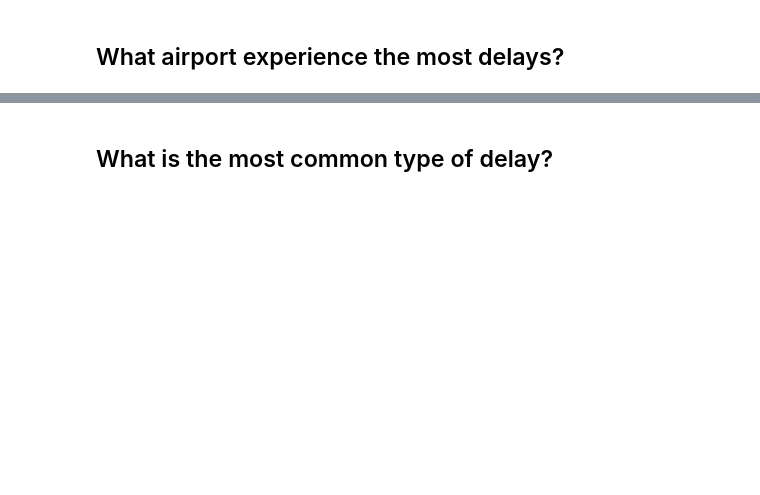
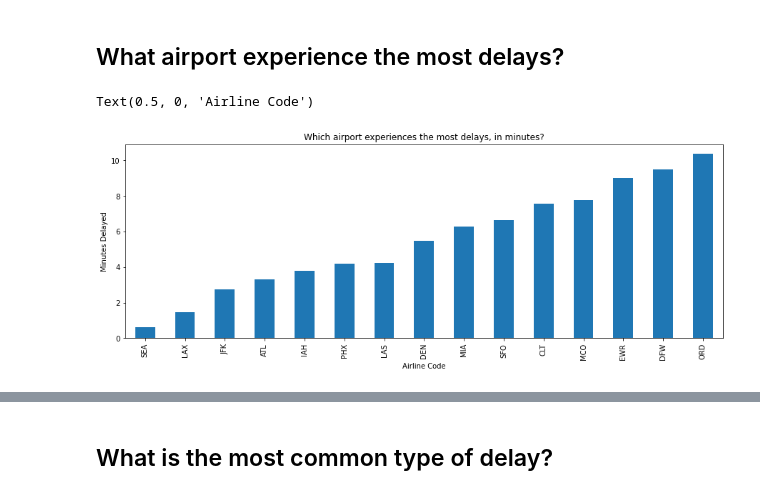
Before and after one commit to guedanie/flight_delay_predictor, a Jupyter notebook: flight_delay_predictor.ipynb, the cells around one changed output, grey strips where cells are left out. Cells and saved outputs as stored; diff of their text form; code cells hidden in the pictures; blank space fills up the shorter version.

```diff
--- a/flight_delay_predictor.ipynb
+++ b/flight_delay_predictor.ipynb
@@ -206,2 +203,11 @@ We will look to understand if there are any patterns that can help us predict if
 # %% [markdown]
 ## What airport experience the most delays?
+# %%
+# Delays in minutes
+df.groupby("origin").arr_delay.mean().sort_values().plot.bar(figsize=(15,5))
+plt.title("Which airport experiences the most delays, in minutes?")
+plt.ylabel("Minutes Delayed")
+plt.xlabel("Airline Code")
+# %% [output]
+Text(0.5, 0, 'Airline Code')
+[figure, added]
```
Also changed, not shown: parts of 27 cells of this notebook.
